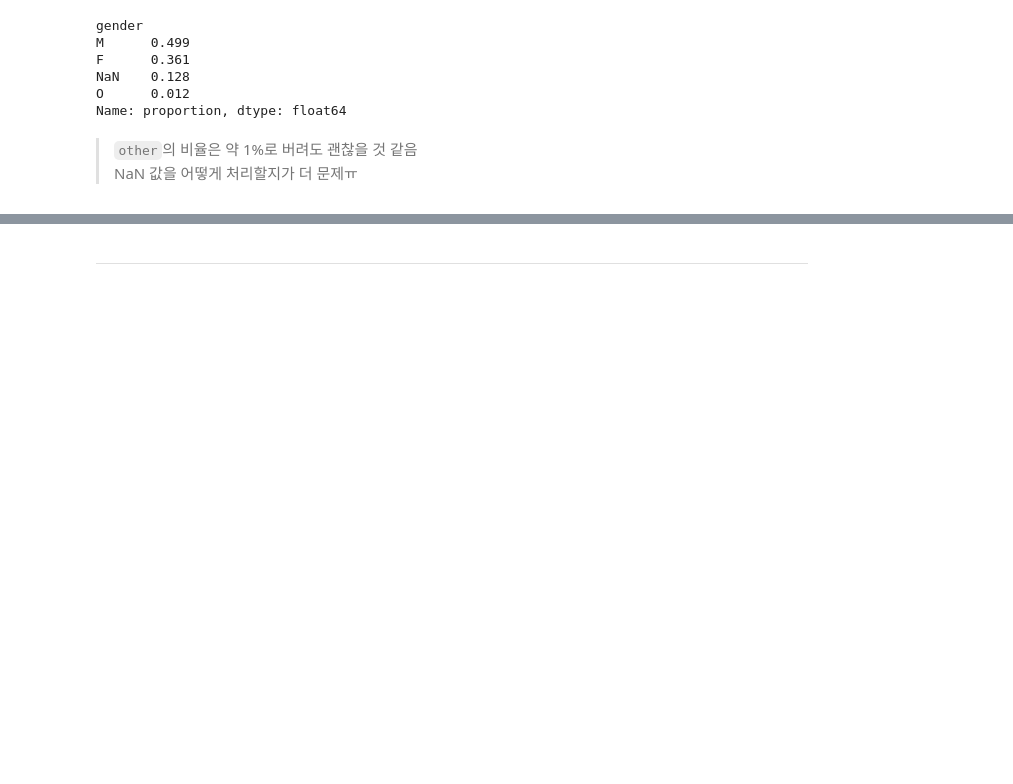
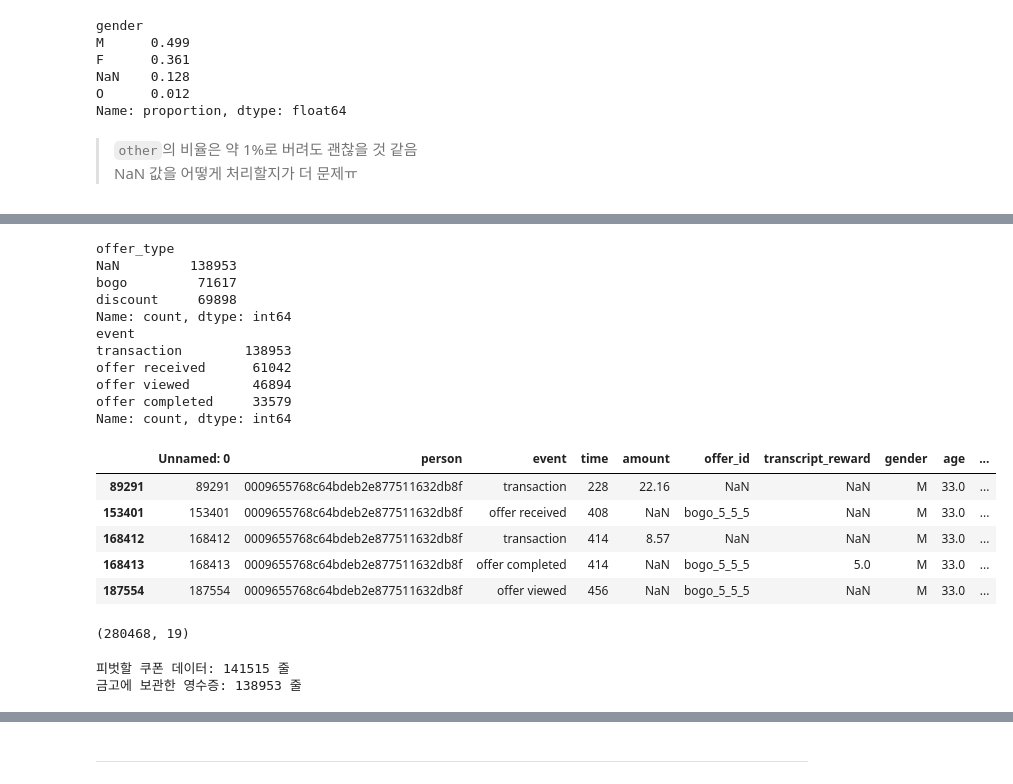
Before and after one commit to yoohengu/marketing_starbucks, a Jupyter notebook: yhg/02_eda_v1.ipynb, the cells around one changed output, grey strips where cells are left out. Saved outputs shown, nothing was run; the diff lists cells and outputs as text; code cells hidden in the pictures; blank space fills up the shorter version.

```diff
--- a/yhg/02_eda_v1.ipynb
+++ b/yhg/02_eda_v1.ipynb
@@ -119,0 +158,10 @@ Name: proportion, dtype: float64
+# %%
+# 결측치 처리
+
+# gender의 결측치 'Unknown'으로 채우기
+merged_df['gender'] = merged_df['gender'].fillna('Unknown')
+
+
+# age의 118을 결측치(NaN)로 바꿔주기
+merged_df['age'] = merged_df['age'].replace(118, np.nan)
+# income은 이미 결측치(NaN) 상태
@@ -119,0 +220,50 @@ Name: proportion, dtype: float64
+# %%
+# 무엇을 위해 하는 코드인가? -> informational이 아닌 completed와 amount 경우만 선택하는 과정
+
+# 조건 1: 쿠폰 타입이 bogo 이거나(in) discount 인 것
+cond_offers = all_merge_df['offer_type'].isin(['bogo', 'discount'])
+
+# 조건 2: 이벤트 종류가 transaction(결제) 인 것
+cond_transactions = all_merge_df['event'] == 'transaction'
+
+# 위 두 조건 중 하나라도 만족하는(|) 데이터만 쏙 뽑아서 덮어씌우기
+target_df = all_merge_df[cond_offers | cond_transactions].copy()
+
+# 잘 걸러졌는지 눈으로 확인해보기
+print(target_df['offer_type'].value_counts(dropna=False))
+print(target_df['event'].value_counts(dropna=False))
+display(target_df.head())
+display(target_df.shape)
+# %% [output]
+offer_type
+NaN         138953
+bogo         71617
+discount     69898
+Name: count, dtype: int64
+event
+transaction        138953
+offer received      61042
+offer viewed        46894
+offer completed     33579
+Name: count, dtype: int64
+|  | Unnamed: 0 | person | event | time | amount | offer_id | transcript_reward | gender | age | ... |
+| 89291 | 89291 | 0009655768c64bdeb2e877511632db8f | transaction | 228 | 22.16 | NaN | NaN | M | 33.0 | ... |
+| 153401 | 153401 | 0009655768c64bdeb2e877511632db8f | offer received | 408 | NaN | bogo_5_5_5 | NaN | M | 33.0 | ... |
+| 168412 | 168412 | 0009655768c64bdeb2e877511632db8f | transaction | 414 | 8.57 | NaN | NaN | M | 33.0 | ... |
+| 168413 | 168413 | 0009655768c64bdeb2e877511632db8f | offer completed | 414 | NaN | bogo_5_5_5 | 5.0 | M | 33.0 | ... |
+| 187554 | 187554 | 0009655768c64bdeb2e877511632db8f | offer viewed | 456 | NaN | bogo_5_5_5 | NaN | M | 33.0 | ... |
+(280468, 19)
+# %%
+# person당 offer_id를 하나의 행으로 설정하여, 흩어진 고객 행동의 순서를 보기 편하게 해주는 "피벗테이블 생성 코드"
+
+# 1. 피벗을 돌릴 '쿠폰 이력서' 데이터만 빼내기
+offers_df = target_df[target_df['event'] != 'transaction'].copy()
+
+# 2. 안전한 금고에 보관할 '순수 영수증' 데이터만 빼내기
+transactions_df = target_df[target_df['event'] == 'transaction'].copy()
+
+print(f"피벗할 쿠폰 데이터: {len(offers_df)} 줄")
+print(f"금고에 보관한 영수증: {len(transactions_df)} 줄")
+# %% [output]
+피벗할 쿠폰 데이터: 141515 줄
+금고에 보관한 영수증: 138953 줄
```
Also changed, not shown: parts of 22 cells of this notebook, 8 other files.
